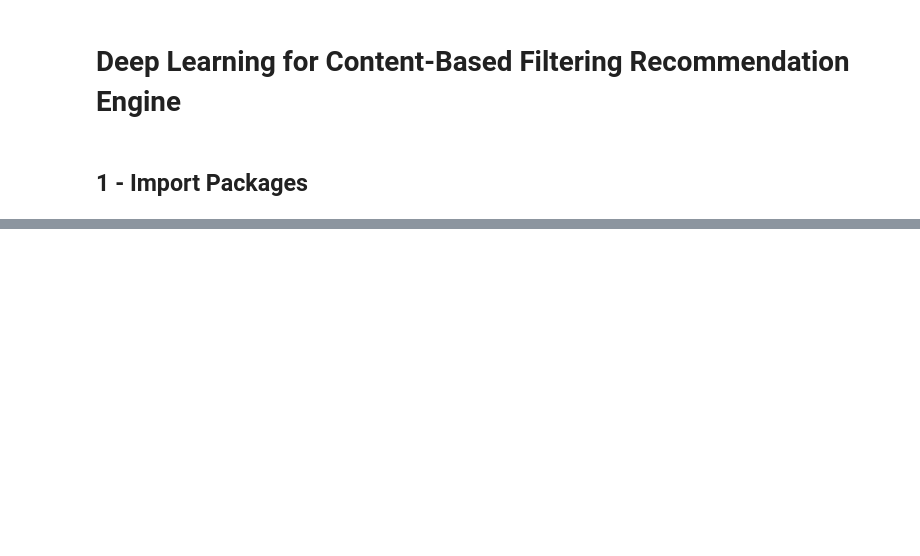
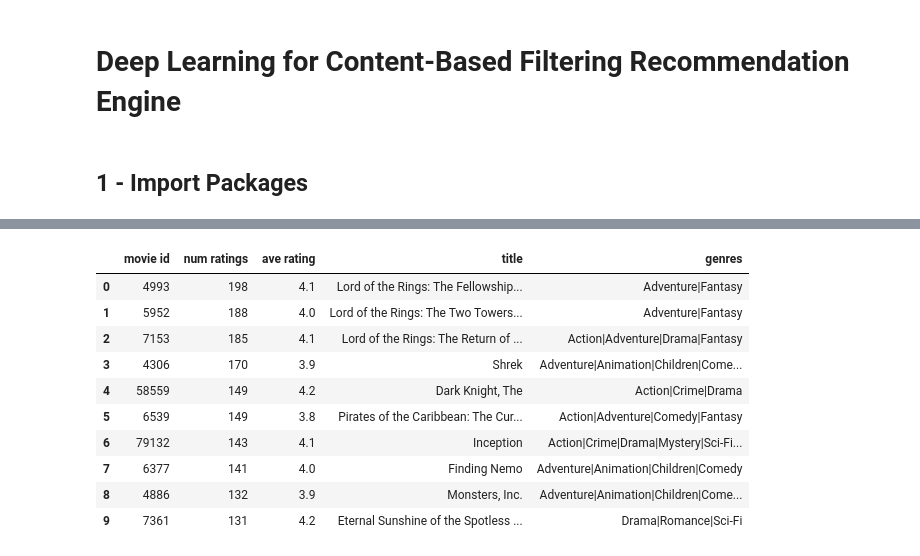
Before and after one commit to Wardlow-Labs/Deep-Learning-for-Content-Based-Filtering-Recommendation-Engine, a Jupyter notebook: Deep-Learning-for-Content-Based-Filtering-Recommendation-Engine.ipynb, the cells around one changed output, grey strips where cells are left out. Cells and saved outputs as stored; diff of their text form; code cells hidden in the pictures; blank space fills up the shorter version.

```diff
--- a/Deep-Learning-for-Content-Based-Filtering-Recommendation-Engine.ipynb
+++ b/Deep-Learning-for-Content-Based-Filtering-Recommendation-Engine.ipynb
@@ -30,0 +24,16 @@ ModuleNotFoundError: No module named 'tensorflow'
+# %%
+top10_df = pd.read_csv("./data/content_top10_df.csv")
+bygenre_df = pd.read_csv("./data/content_bygenre_df.csv")
+top10_df
+# %% [output]
+|  | movie id | num ratings | ave rating | title | genres |
+| 0 | 4993 | 198 | 4.1 | Lord of the Rings: The Fellowship... | Adventure|Fantasy |
+| 1 | 5952 | 188 | 4.0 | Lord of the Rings: The Two Towers... | Adventure|Fantasy |
+| 2 | 7153 | 185 | 4.1 | Lord of the Rings: The Return of ... | Action|Adventure|Drama|Fantasy |
+| 3 | 4306 | 170 | 3.9 | Shrek | Adventure|Animation|Children|Come... |
+| 4 | 58559 | 149 | 4.2 | Dark Knight, The | Action|Crime|Drama |
+| 5 | 6539 | 149 | 3.8 | Pirates of the Caribbean: The Cur... | Action|Adventure|Comedy|Fantasy |
+| 6 | 79132 | 143 | 4.1 | Inception | Action|Crime|Drama|Mystery|Sci-Fi... |
+| 7 | 6377 | 141 | 4.0 | Finding Nemo | Adventure|Animation|Children|Comedy |
+| 8 | 4886 | 132 | 3.9 | Monsters, Inc. | Adventure|Animation|Children|Come... |
+| 9 | 7361 | 131 | 4.2 | Eternal Sunshine of the Spotless ... | Drama|Romance|Sci-Fi |
```
Also changed, not shown: parts of 47 cells of this notebook.
